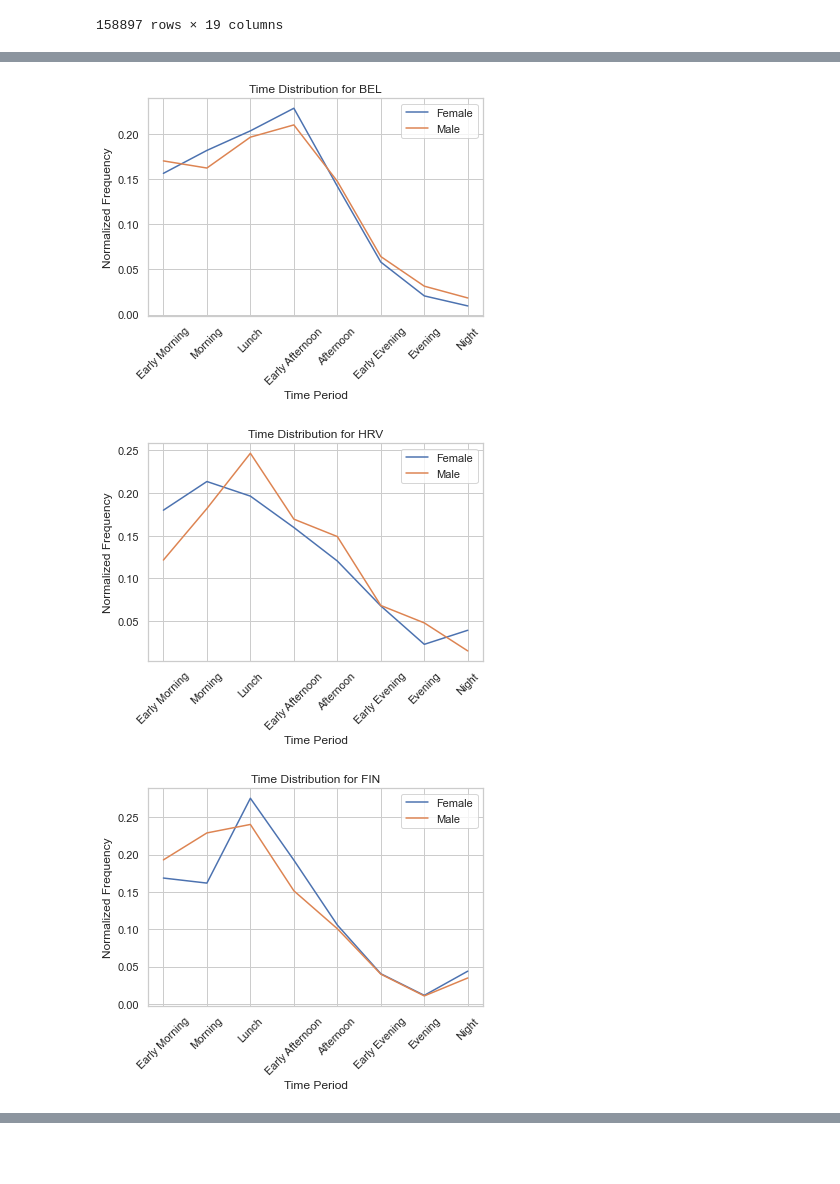
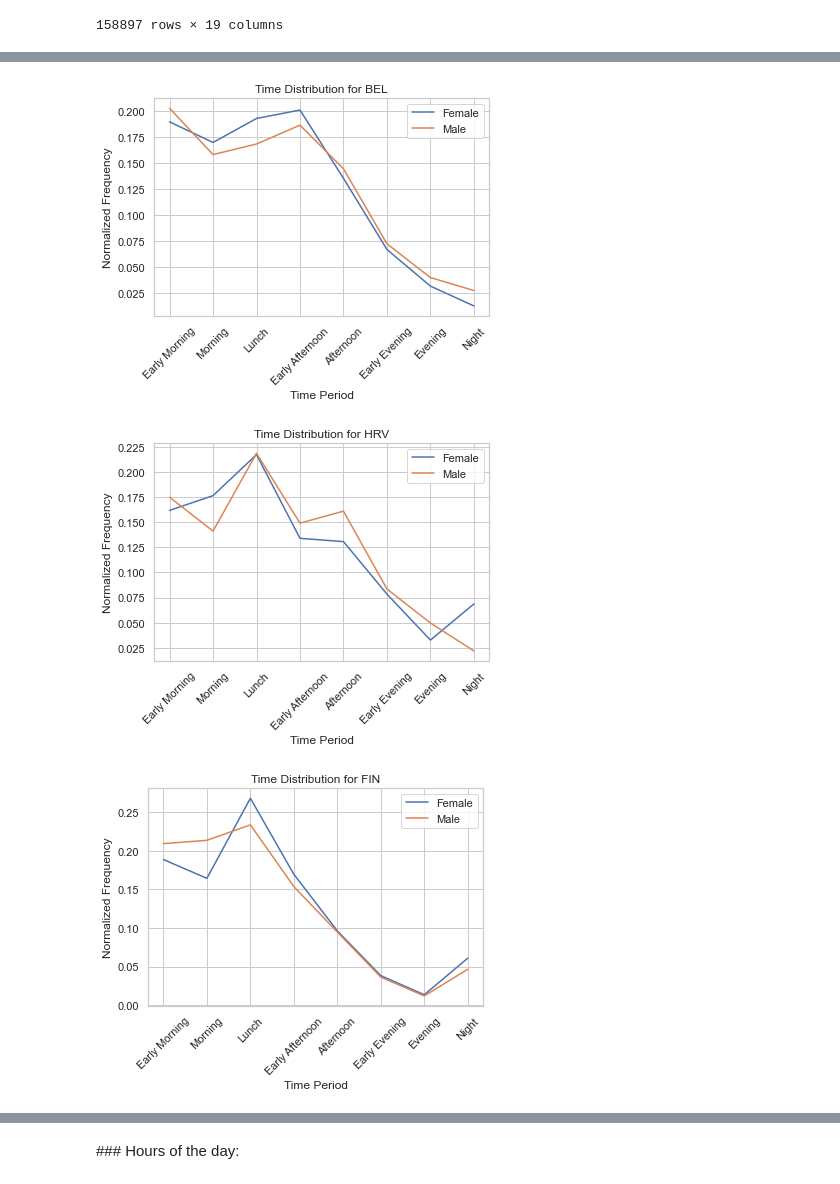
Before and after one commit to zavidos/SmartCitiesLab, a Jupyter notebook: time period.ipynb, the cells around one changed output, grey strips where cells are left out. Saved outputs shown, nothing was run; the diff lists cells and outputs as text; code cells hidden in the pictures; blank space fills up the shorter version.

Commit message:
time_period incorporated in data_analysis

```diff
--- a/time period.ipynb
+++ b/time period.ipynb
@@ -118,0 +153,3 @@ datas['legs']
+# %%
+datas['legs']['Hour'] = datas['legs']['time_in_seconds'].apply(assign_hours)
+datas['legs']
@@ -156,7 +211,7 @@ legs_df.groupby(['gender', 'TimePeriod']).sum()
 |  | Night | 145 | 6.273050e+05 | 6.486010e+05 | 4258.000 | 10.000 | 243631 |
 # %%
 #Return relative frequency of time period per each gender
-time_dist = legs_df.drop_duplicates(subset='tripid').groupby(['gender', 'TimePeriod']).size() / legs_df.dropna(subset=['TimePeriod']).groupby('gender').size()
+time_dist = legs_df.drop_duplicates(subset='tripid').groupby(['gender', 'TimePeriod']).size() / legs_df.drop_duplicates(subset='tripid').dropna(subset=['TimePeriod']).groupby('gender').size()
 time_dist
 # %% [output]
 gender  TimePeriod
@@ -205,7 +260,7 @@ for campaign in campaigns:
     campaign_data = legs_df[legs_df['campaign'] == campaign]
 
     # Calculate time distribution
-    time_dist = campaign_data.groupby(['gender', 'TimePeriod']).size() / campaign_data.dropna(subset=['TimePeriod']).groupby(['gender']).size()
+    time_dist = campaign_data.drop_duplicates(subset='tripid').groupby(['gender', 'TimePeriod']).size() / campaign_data.drop_duplicates(subset='tripid').dropna(subset=['TimePeriod']).groupby(['gender']).size()
     time_dist = time_dist.reindex(time_periods_order, level='TimePeriod')
 
     # Plot the graph for the current campaign
@@ -224,3 +279,3 @@ for campaign in campaigns:
-[figure, old version]
+[figure, new version]
-[figure, old version]
+[figure, new version]
-[figure, old version]
+[figure, new version]
@@ -233,0 +289,2 @@ for campaign in campaigns:
+# %% [markdown]
+### Hours of the day:
```
Also changed, not shown: parts of 17 cells of this notebook, 2 other files.
